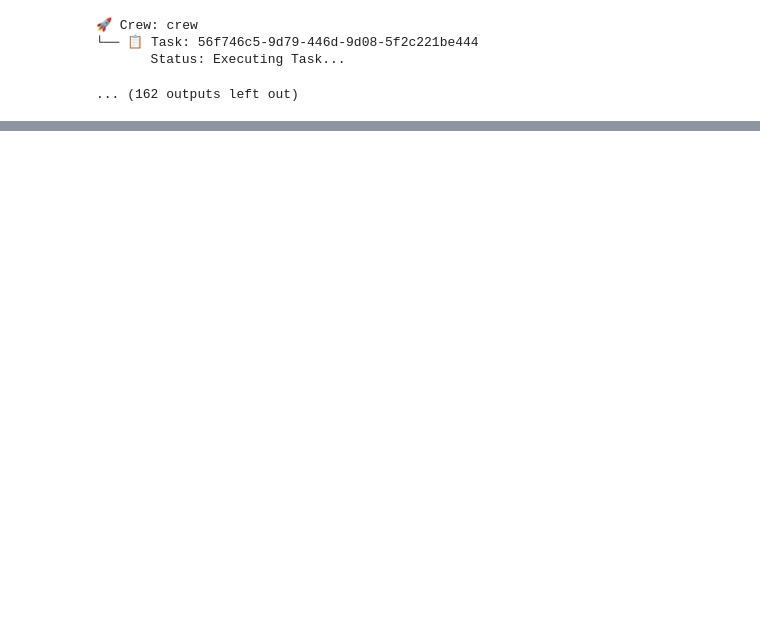
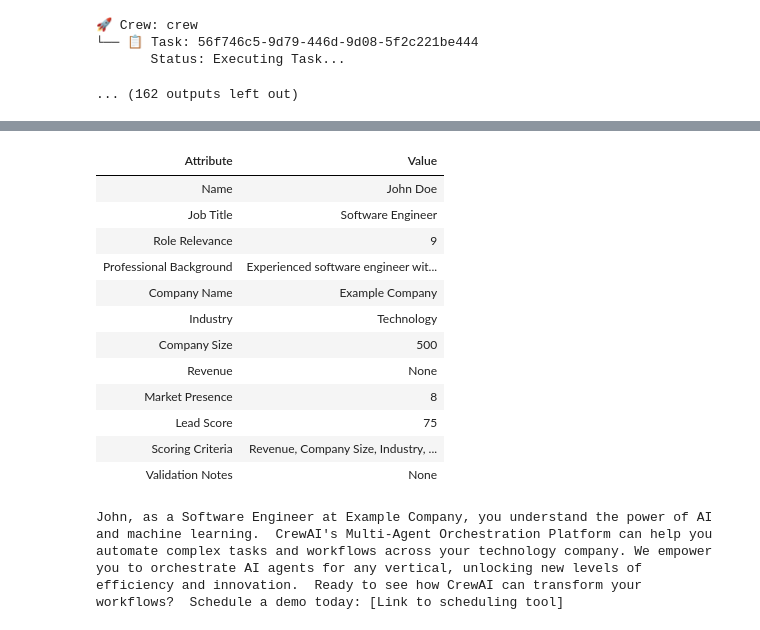
Before and after one commit to HoussemDs/Agent_Sales_Pipeline, a Jupyter notebook: Sales_pipeline_main.ipynb, the cells around one changed output, grey strips where cells are left out. Drawn from its saved outputs; the diff is of its cells as text; code cells hidden in the pictures; blank space fills up the shorter version.

```diff
--- a/Sales_pipeline_main.ipynb
+++ b/Sales_pipeline_main.ipynb
@@ -341,0 +374,68 @@ score_df = pd.DataFrame(score_info)
+# %%
+scores = flow.state["score_crews_results"]
+# %%
+import pandas as pd
+from IPython.display import display, HTML
+
+lead_scoring_result = scores[0].pydantic
+
+# Create a dictionary with the nested structure flattened
+data = {
+    'Name': lead_scoring_result.personal_info.name,
+    'Job Title': lead_scoring_result.personal_info.job_title,
+    'Role Relevance': lead_scoring_result.personal_info.role_relevance,
+    'Professional Background': lead_scoring_result.personal_info.professional_background,
+    'Company Name': lead_scoring_result.company_info.company_name,
+    'Industry': lead_scoring_result.company_info.industry,
+    'Company Size': lead_scoring_result.company_info.company_size,
+    'Revenue': lead_scoring_result.company_info.revenue,
+    'Market Presence': lead_scoring_result.company_info.market_presence,
+    'Lead Score': lead_scoring_result.lead_score.score,
+    'Scoring Criteria': ', '.join(lead_scoring_result.lead_score.scoring_criteria),
+    'Validation Notes': lead_scoring_result.lead_score.validation_notes
+}
+
+# Convert the dictionary to a DataFrame
+df = pd.DataFrame.from_dict(data, orient='index', columns=['Value'])
+
+# Reset the index to turn the original column names into a regular column
+df = df.reset_index()
+
+# Rename the index column to 'Attribute'
+df = df.rename(columns={'index': 'Attribute'})
+
+# Create HTML table with bold attributes and left-aligned values
+html_table = df.style.set_properties(**{'text-align': 'left'}) \
+                     .format({'Attribute': lambda x: f'<b>{x}</b>'}) \
+                     .hide(axis='index') \
+                     .to_html()
+
+# Display the styled HTML table
+display(HTML(html_table))
+# %% [output]
+| Attribute | Value |
+| Name | John Doe |
+| Job Title | Software Engineer |
+| Role Relevance | 9 |
+| Professional Background | Experienced software engineer wit... |
+| Company Name | Example Company |
+| Industry | Technology |
+| Company Size | 500 |
+| Revenue | None |
+| Market Presence | 8 |
+| Lead Score | 75 |
+| Scoring Criteria | Revenue, Company Size, Industry, ... |
+| Validation Notes | None |
+# %%
+import textwrap
+
+result_text = emails[0].raw
+wrapped_text = textwrap.fill(result_text, width=80)
+print(wrapped_text)
+# %% [output]
+John, as a Software Engineer at Example Company, you understand the power of AI
+and machine learning.  CrewAI's Multi-Agent Orchestration Platform can help you
+automate complex tasks and workflows across your technology company. We empower
+you to orchestrate AI agents for any vertical, unlocking new levels of
+efficiency and innovation.  Ready to see how CrewAI can transform your
+workflows?  Schedule a demo today: [Link to scheduling tool]
```
Also changed, not shown: parts of 5 cells of this notebook, 1 other file.
